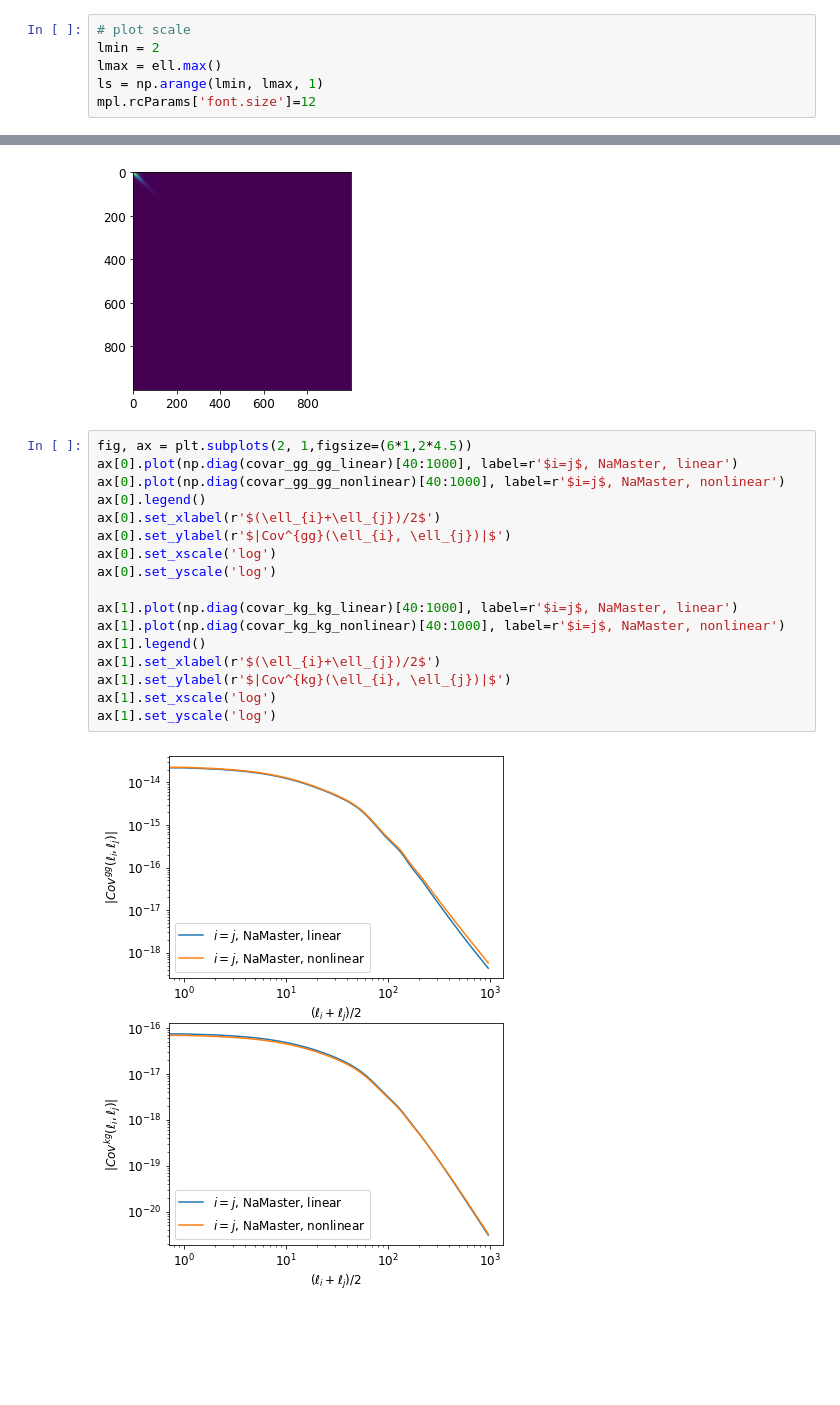
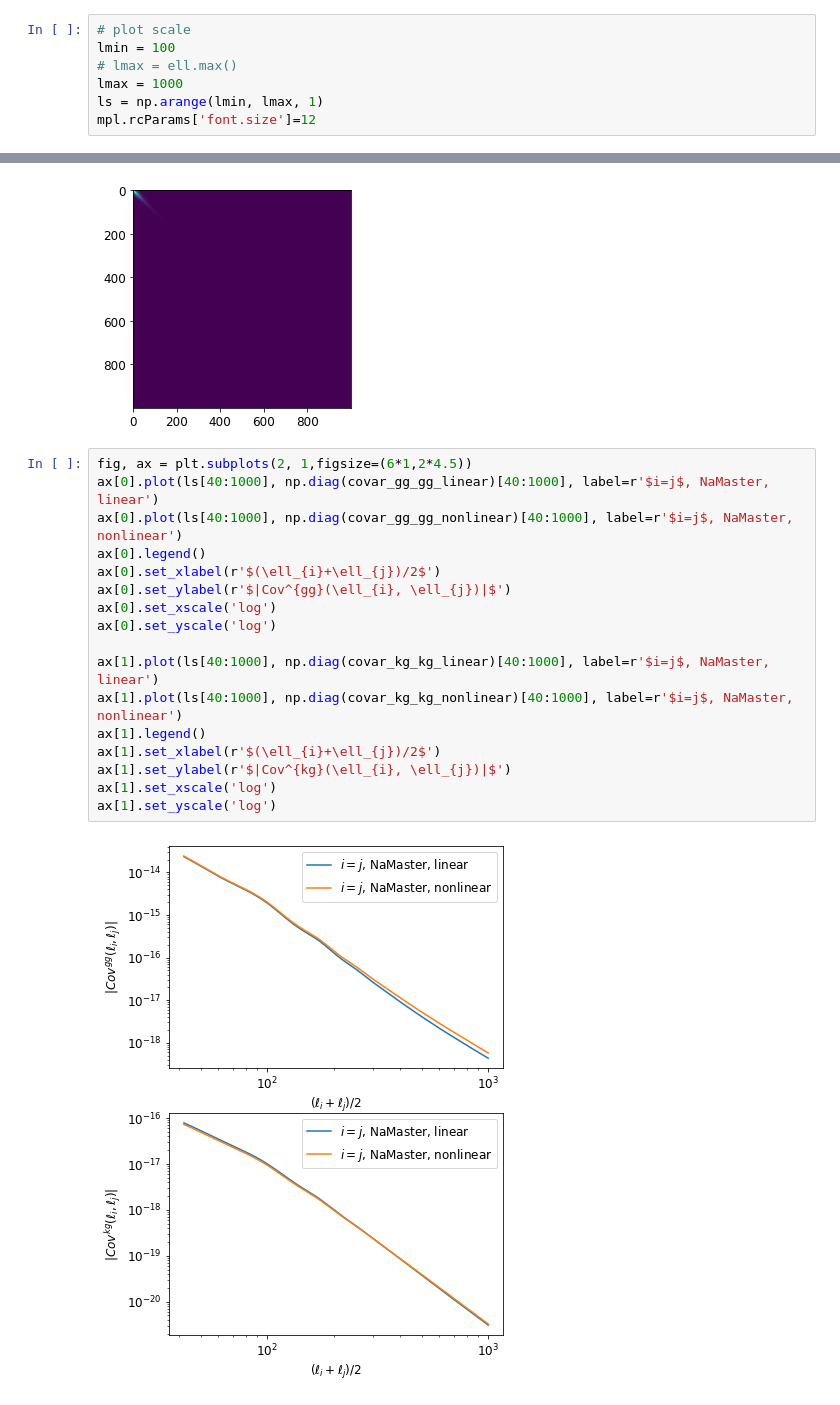
Before and after one commit to catketchup/DES_ACT_test, a Jupyter notebook: th_nonlinear.ipynb, the cells around one changed output, grey strips where cells are left out. Drawn from its saved outputs; the diff is of its cells as text; blank space fills up the shorter version.

```diff
--- a/th_nonlinear.ipynb
+++ b/th_nonlinear.ipynb
@@ -136,8 +136,9 @@ if 0:
 # Test Cls_linear and Cls_nonlinear
 # %%
 # plot scale
-lmin = 2
-lmax = ell.max()
+lmin = 100
+# lmax = ell.max()
+lmax = 1000
 ls = np.arange(lmin, lmax, 1)
 mpl.rcParams['font.size']=12
 # %%
@@ -338,20 +420,20 @@ plt.imshow(covar_kg_kg_nonlinear[:1000, :1000])
 [figure]
 # %%
 fig, ax = plt.subplots(2, 1,figsize=(6*1,2*4.5))
-ax[0].plot(np.diag(covar_gg_gg_linear)[40:1000], label=r'$i=j$, NaMaster, linear')
-ax[0].plot(np.diag(covar_gg_gg_nonlinear)[40:1000], label=r'$i=j$, NaMaster, nonlinear')
+ax[0].plot(ls[40:1000], np.diag(covar_gg_gg_linear)[40:1000], label=r'$i=j$, NaMaster, linear')
+ax[0].plot(ls[40:1000], np.diag(covar_gg_gg_nonlinear)[40:1000], label=r'$i=j$, NaMaster, nonlinear')
 ax[0].legend()
 ax[0].set_xlabel(r'$(\ell_{i}+\ell_{j})/2$')
 ax[0].set_ylabel(r'$|Cov^{gg}(\ell_{i}, \ell_{j})|$')
 ax[0].set_xscale('log')
 ax[0].set_yscale('log')
 
-ax[1].plot(np.diag(covar_kg_kg_linear)[40:1000], label=r'$i=j$, NaMaster, linear')
-ax[1].plot(np.diag(covar_kg_kg_nonlinear)[40:1000], label=r'$i=j$, NaMaster, nonlinear')
+ax[1].plot(ls[40:1000], np.diag(covar_kg_kg_linear)[40:1000], label=r'$i=j$, NaMaster, linear')
+ax[1].plot(ls[40:1000], np.diag(covar_kg_kg_nonlinear)[40:1000], label=r'$i=j$, NaMaster, nonlinear')
 ax[1].legend()
 ax[1].set_xlabel(r'$(\ell_{i}+\ell_{j})/2$')
 ax[1].set_ylabel(r'$|Cov^{kg}(\ell_{i}, \ell_{j})|$')
 ax[1].set_xscale('log')
 ax[1].set_yscale('log')
 # %% [output]
-[figure, old version]
+[figure, new version]
```
Also changed, not shown: parts of 24 cells of this notebook, 1 other file.
